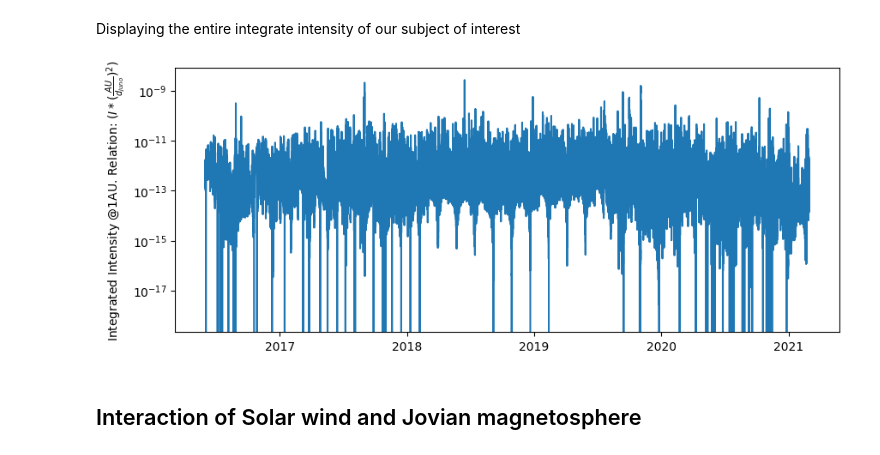
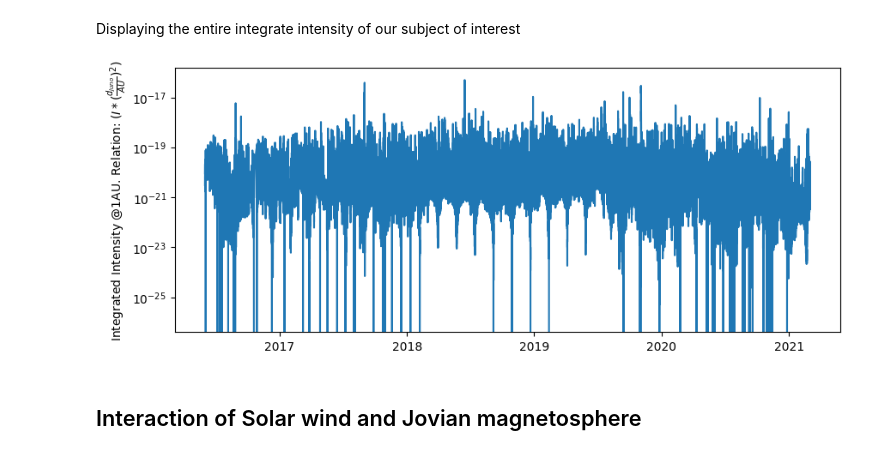
Before and after one commit to Kartav33/ERICA-JS, a Jupyter notebook: 02_event_detection.ipynb, the cells around one changed output. Drawn from its saved outputs; the diff is of its cells as text; code cells hidden in the pictures.

```diff
--- a/02_event_detection.ipynb
+++ b/02_event_detection.ipynb
@@ -7,13 +7,13 @@ Displaying the entire integrate intensity of our subject of interest
 # %%
 fig = plt.figure(figsize=(10,4))
 
-plt.plot(time_datetime, (normalized_integrated_intensity_bKOM)*377)#*pow((AU/(df_juno_min["dist_RJ"]* RJ)), -2))
-plt.ylabel('Integrated Intensity @1AU. Relation: $(I * (\\frac{AU}{d_{juno}})^2)$')
+plt.plot(time_datetime, (normalized_integrated_intensity_bKOM)/pow(377,2))#*pow((AU/(df_juno_min["dist_RJ"]* RJ)), -2))
+plt.ylabel('Integrated Intensity @1AU. Relation: $(I * (\\frac{d_{juno}}{AU})^2)$')
 
 plt.yscale('log')
 plt.show()
 # %% [output]
-[figure, old version]
+[figure, new version]
 # %% [markdown]
 ## Interaction of Solar wind and Jovian magnetosphere
 # %% [markdown]
```
Also changed, not shown: parts of 23 cells of this notebook, 1 other file.
